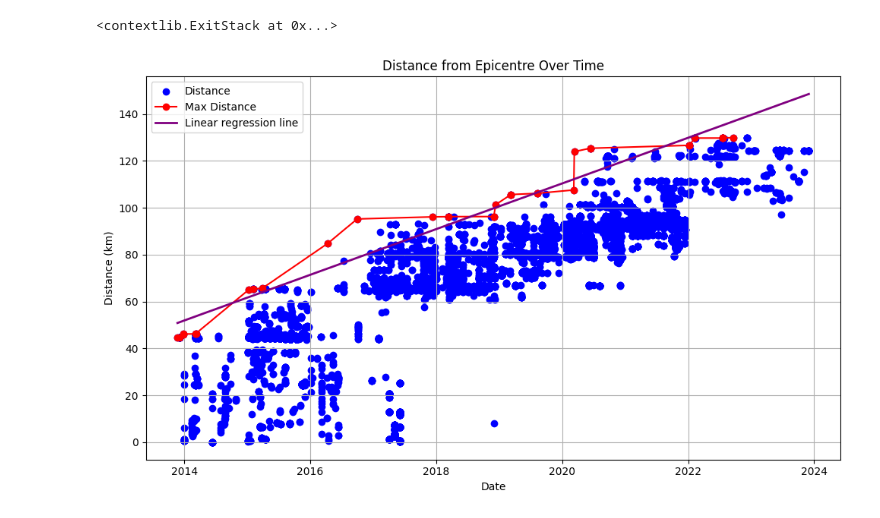
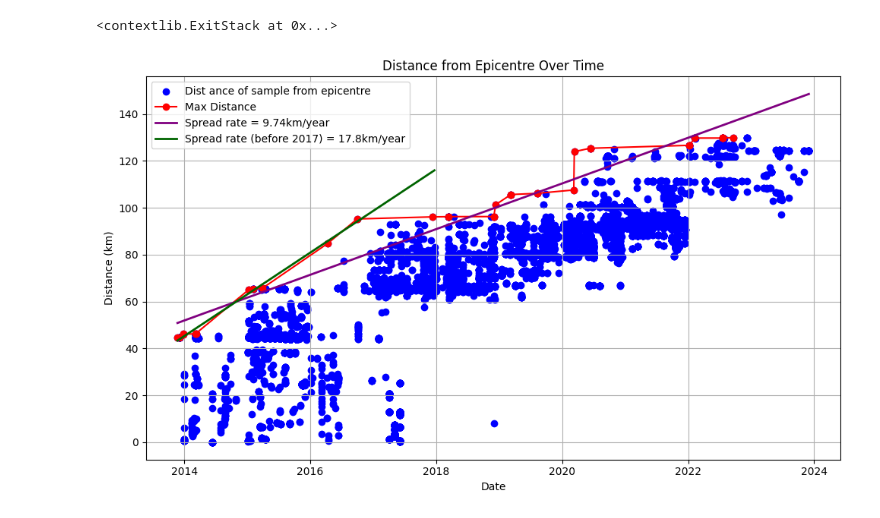
Before and after one commit to LeonMengoni/Xylella-Fastidiosa, a Jupyter notebook: Monitoring.ipynb, the cells around one changed output. Drawn from its saved outputs; the diff is of its cells as text; code cells hidden in the pictures.

Commit message:
Linear regressione also on first couple years (< 2017)

```diff
--- a/Monitoring.ipynb
+++ b/Monitoring.ipynb
@@ -234,30 +234,44 @@ for index, row in positives.iterrows():
         max_distance_so_far = dist
         indices.append(row['POSITIVE_INDEX'])
 
-df_max_distances = positives.iloc[indices]
+df_max_distances = positives.iloc[indices].copy()
 # %%
 # CALCULATE SPEED OF DISEASE SPREAD
 positives['ORDINAL'] = pd.to_datetime(positives['DATA_RILEVAMENTO']).apply(lambda x: x.toordinal())
+df_max_distances['ORDINAL'] = pd.to_datetime(df_max_distances['DATA_RILEVAMENTO']).apply(lambda x: x.toordinal())
+
 X = df_max_distances[['ORDINAL']]
 y = df_max_distances['DISTANCE']
 
+max_year = 2017
+X1 = df_max_distances[df_max_distances['DATA_RILEVAMENTO'].dt.year < max_year][['ORDINAL']]
+y1 = df_max_distances[df_max_distances['DATA_RILEVAMENTO'].dt.year < max_year]['DISTANCE']
+
 model = linear_model.LinearRegression()
 model.fit(X, y)
+model1 = linear_model.LinearRegression()
+model1.fit(X1, y1)
 
 X_pred = positives[['ORDINAL']]
 y_pred = model.predict(X_pred)
+X_pred1 = positives[positives['DATA_RILEVAMENTO'].dt.year <= max_year][['ORDINAL']]
+y_pred1 = model1.predict(X_pred1)
+coef = model.coef_[0]
+coef1 = model1.coef_[0]
 
 # PLOT ALL DISTANCES
 fig, ax = plt.subplots(figsize=(10, 6))
-ax.scatter(positives['DATA_RILEVAMENTO'], positives['DISTANCE'], marker='o', linestyle='-', color='b', label='Distance')
+ax.scatter(positives['DATA_RILEVAMENTO'], positives['DISTANCE'], marker='o', linestyle='-', color='b', label='Dist ance of sample from epicentre')
 ax.plot(df_max_distances['DATA_RILEVAMENTO'], df_max_distances['DISTANCE'], marker='o', linestyle='-', color='r', label='Max Distance')
-ax.plot(positives['DATA_RILEVAMENTO'], y_pred, color='purple', linewidth=2, label='Linear regression line')
+ax.plot(positives['DATA_RILEVAMENTO'], y_pred, color='purple', linewidth=2, label=f'Spread rate = {np.round(coef*365,2)}km/year')
+# ax.plot(positives['DATA_RILEVAMENTO'], y_pred1, color='darkgreen', linewidth=2, label=f'Fit coefficient\n = {np.round(coef1,2)}km/day\n = {np.round(coef1*365,2)}km/year')
+ax.plot(positives[positives['DATA_RILEVAMENTO'].dt.year <= max_year]['DATA_RILEVAMENTO'], y_pred1, color='darkgreen', linewidth=2, label=f'Spread rate (before {max_year}) = {np.round(coef1*365,2)}km/year')
 ax.set_xlabel('Date')
 ax.set_ylabel('Distance (km)')
 ax.set_title('Distance from Epicentre Over Time')
 ax.grid(True)
 ax.legend()
 plt.tight_layout()
 plt.show()
 # %% [output]
-[figure, old version]
+[figure, new version]
```
Also changed, not shown: parts of 1 cell of this notebook, 1 other file.
